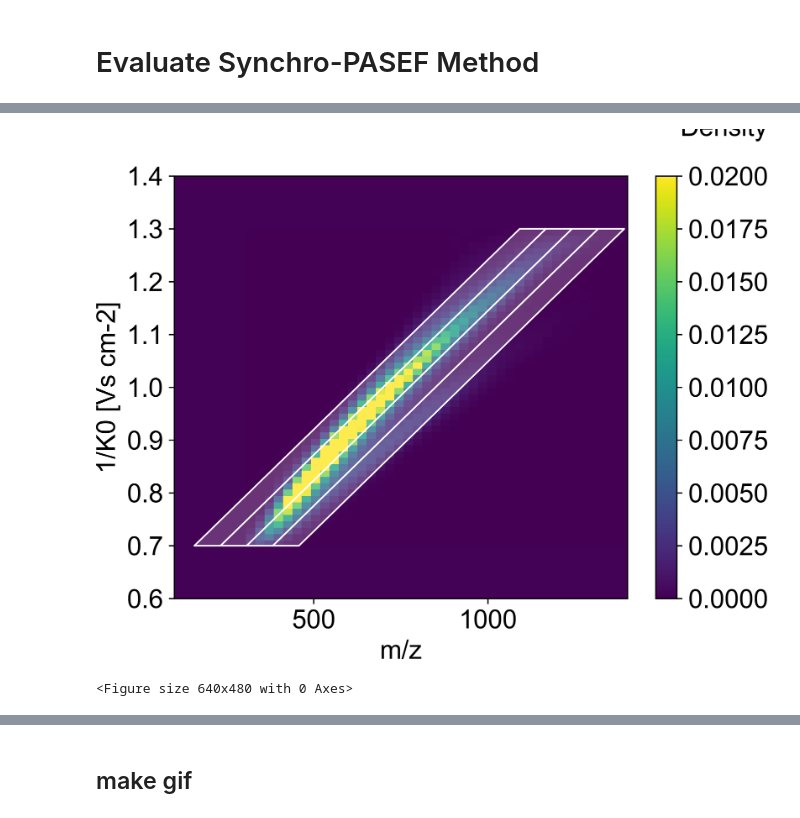
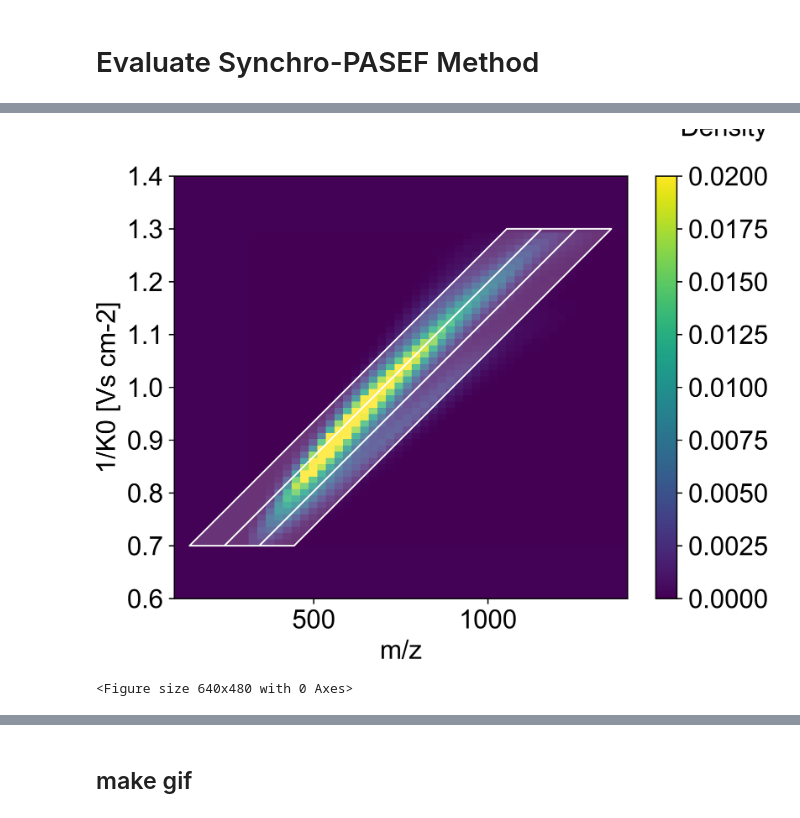
Before and after one commit to MannLabs/pydiaid, a Jupyter notebook: nbs/20231201_synchroPASEF_method_generation.ipynb, the cells around one changed output, grey strips where cells are left out. Drawn from its saved outputs; the diff is of its cells as text; code cells hidden in the pictures.

```diff
--- a/nbs/20231201_synchroPASEF_method_generation.ipynb
+++ b/nbs/20231201_synchroPASEF_method_generation.ipynb
@@ -10,7 +12,7 @@ import synchroscan.synchropasef.loader_proteomics_library as loader_proteomics_l
 # %%
-library_name = r"D:\Patricia_nature_protocol_paper\library\MSFragger_whisper40_library.tsv"
-analysis_software = "FragPipe" #'MaxQuant'
-ptm = "None" #Options: 'None', 'Phospho', 'DiGly', ["EV", "LL"]
+library_name = r"D:\pydiaid\pydiaid\pydiaid\synchropasef\static\evidence_MaxQuant_270223.txt"
+analysis_software = 'MaxQuant'
+ptm = "None" #Options: 'None', 'Phospho', 'DiGly', ["STY"]
 # %%
 library = loader_proteomics_library.load_library(
         library_name,
@@ -51,9 +38,9 @@ Name: Proteins, Length: 9137, dtype: object
 # %% [markdown]
 # Define where the output should be saved
 # %%
-import synchroscan.synchropasef.method_creator as method_creator
-folder_paths = "D\synchro_scan_test"
-method_creator.create_folder(folder_paths)
+import pydiaid.synchropasef.method_creator as method_creator
+folder_paths = "D:\synchro_scan_test"
+method_creator.create_folder([folder_paths])
 # %% [markdown]
 # Create static plot
 # %%
@@ -213,5 +192,5 @@ import synchroscan.synchropasef.loader_MS_parameter_file as loader_MS_parameter_
 # %%
-open_name = r"D:\synchro_scan_test\synchroScan.txt"
+open_name = r"D:\synchro_scan_test\synchroPasef.txt"
 
 df_parameters_final = loader_MS_parameter_file.load_MS_method_from_txt_file(
     open_name,
@@ -240,18 +218,18 @@ Image(folder_paths + "acquisition_scheme.png")
 # %%
 plots.plot_method_and_precursors(
     xi,
     yi,
     zi,
     {'plot_mz': [100, 1400], 'plot_IM': [0.6, 1.4]},
     df_parameters_final,
-    folder_paths + "acquisition_scheme_and_density_plot_polygone.png",
+    folder_paths + "/acquisition_scheme_and_density_plot_polygone.png",
 #     alpha=0.1,
 #     window_color = "green",
 #     color_scheme_name = "white_scheme"
 )
-Image(folder_paths + "acquisition_scheme_and_density_plot_polygone.png")
+Image(folder_paths + "/acquisition_scheme_and_density_plot_polygone.png")
 # %% [output]
-[figure, old version]
+[figure, new version]
 <Figure size 640x480 with 0 Axes>
 # %%
 # optinal settings only applicable if library contains ion mobility length information for only this plot
```
Also changed, not shown: parts of 20 cells of this notebook, 10 other files.
